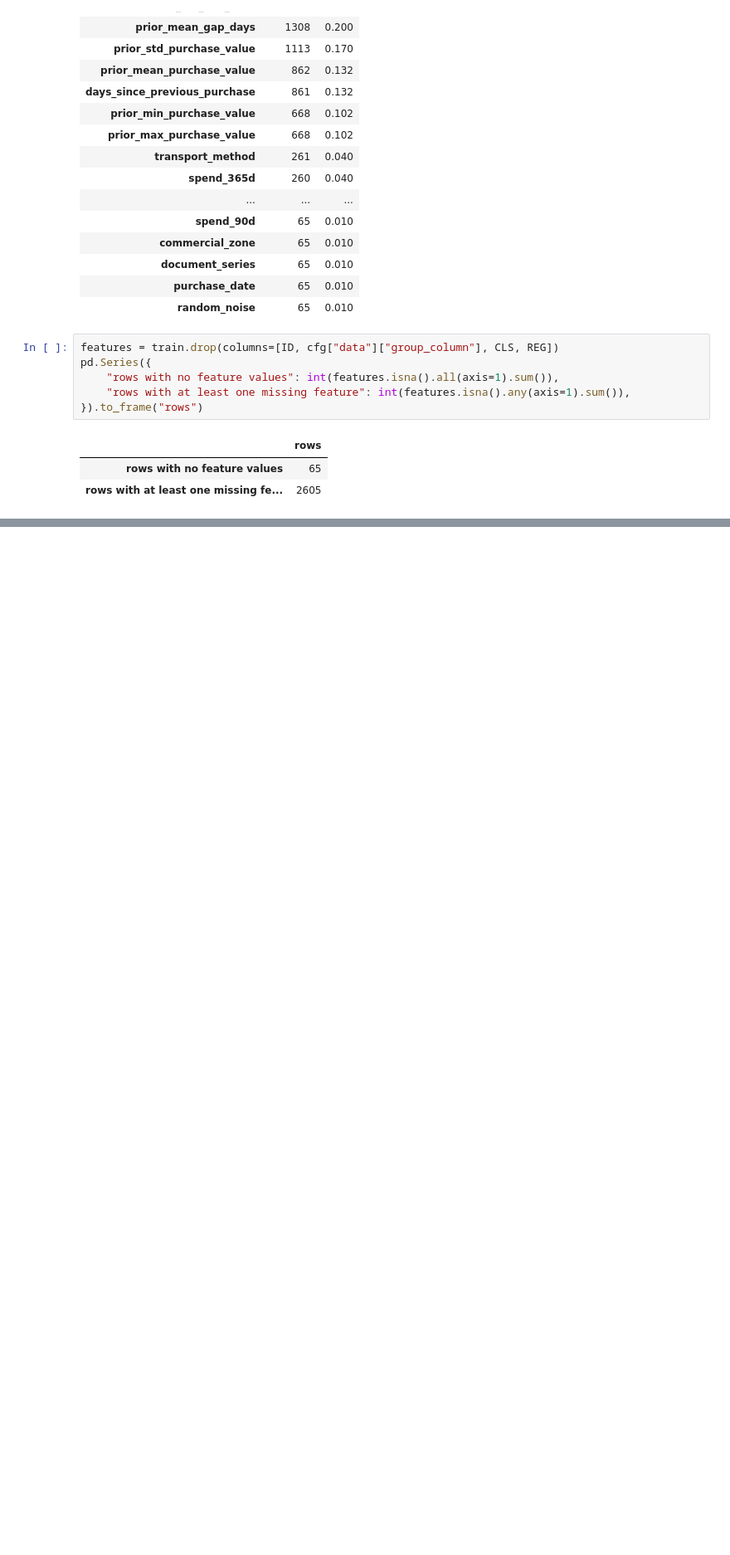
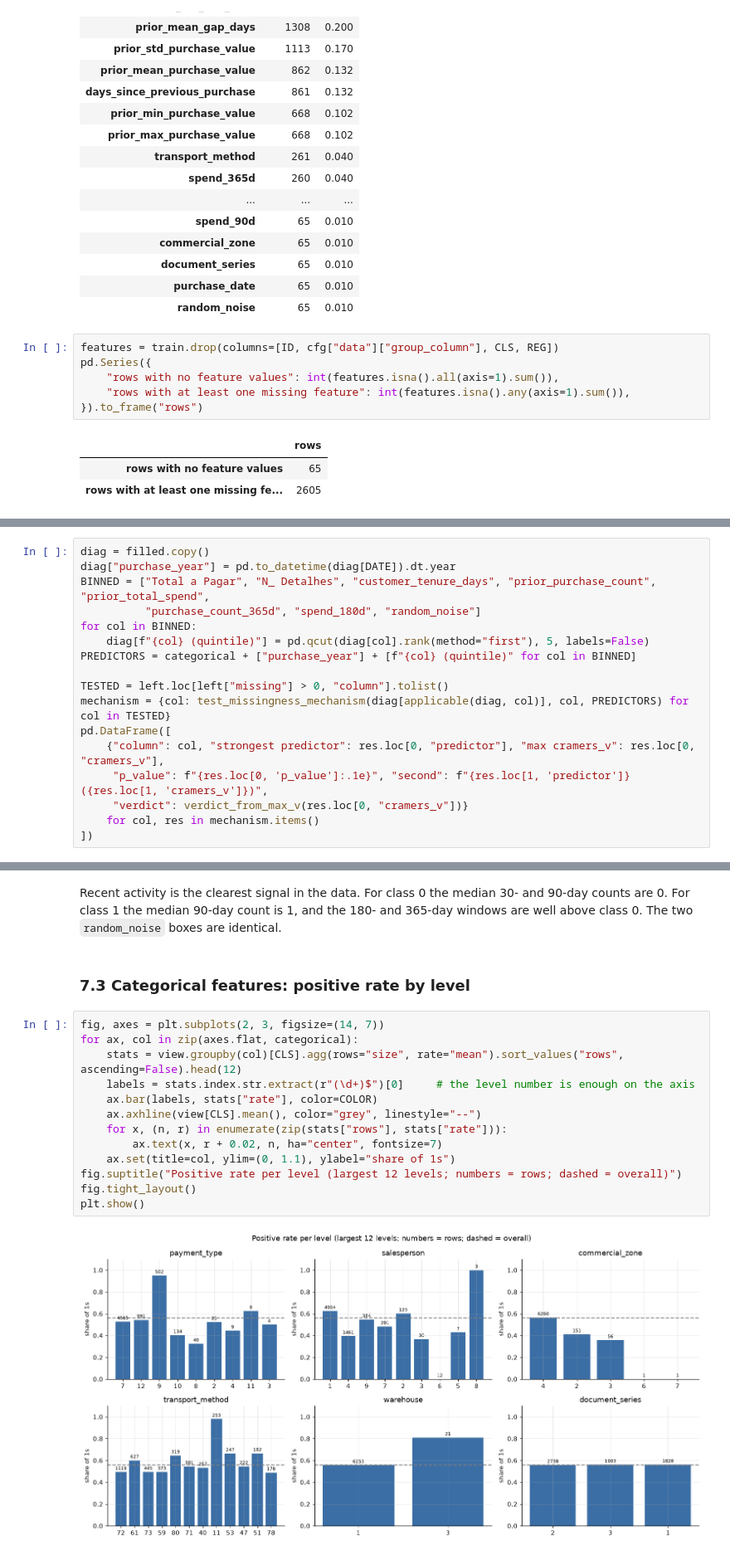
Before and after one commit to tiagocrz/ETAI-Project, a Jupyter notebook: notebooks/01_eda.ipynb, the cells around one changed output, grey strips where cells are left out. Shown at 83% size. Cells and saved outputs as stored; diff of their text form; blank space fills up the shorter version.

```diff
--- a/notebooks/01_eda.ipynb
+++ b/notebooks/01_eda.ipynb
@@ -294,0 +790,17 @@ The missing values fall into a few groups:
+# %%
+diag = filled.copy()
+diag["purchase_year"] = pd.to_datetime(diag[DATE]).dt.year
+BINNED = ["Total a Pagar", "N_ Detalhes", "customer_tenure_days", "prior_purchase_count", "prior_total_spend",
+          "purchase_count_365d", "spend_180d", "random_noise"]
+for col in BINNED:
+    diag[f"{col} (quintile)"] = pd.qcut(diag[col].rank(method="first"), 5, labels=False)
+PREDICTORS = categorical + ["purchase_year"] + [f"{col} (quintile)" for col in BINNED]
+
+TESTED = left.loc[left["missing"] > 0, "column"].tolist()
+mechanism = {col: test_missingness_mechanism(diag[applicable(diag, col)], col, PREDICTORS) for col in TESTED}
+pd.DataFrame([
+    {"column": col, "strongest predictor": res.loc[0, "predictor"], "max cramers_v": res.loc[0, "cramers_v"],
+     "p_value": f"{res.loc[0, 'p_value']:.1e}", "second": f"{res.loc[1, 'predictor']} ({res.loc[1, 'cramers_v']})",
+     "verdict": verdict_from_max_v(res.loc[0, "cramers_v"])}
+    for col, res in mechanism.items()
+])
@@ -294,0 +984,21 @@ The missing values fall into a few groups:
+# %% [markdown]
+Recent activity is the clearest signal in the data. For class 0 the median 30- and 90-day counts are 0. For class 1
+the median 90-day count is 1, and the 180- and 365-day windows are well above class 0. The two `random_noise` boxes
+are identical.
+# %% [markdown]
+### 7.3 Categorical features: positive rate by level
+# %%
+fig, axes = plt.subplots(2, 3, figsize=(14, 7))
+for ax, col in zip(axes.flat, categorical):
+    stats = view.groupby(col)[CLS].agg(rows="size", rate="mean").sort_values("rows", ascending=False).head(12)
+    labels = stats.index.str.extract(r"(\d+)$")[0]     # the level number is enough on the axis
+    ax.bar(labels, stats["rate"], color=COLOR)
+    ax.axhline(view[CLS].mean(), color="grey", linestyle="--")
+    for x, (n, r) in enumerate(zip(stats["rows"], stats["rate"])):
+        ax.text(x, r + 0.02, n, ha="center", fontsize=7)
+    ax.set(title=col, ylim=(0, 1.1), ylabel="share of 1s")
+fig.suptitle("Positive rate per level (largest 12 levels; numbers = rows; dashed = overall)")
+fig.tight_layout()
+plt.show()
+# %% [output]
+[figure, added]
```
Also changed, not shown: parts of 75 cells of this notebook, 2 other files.
